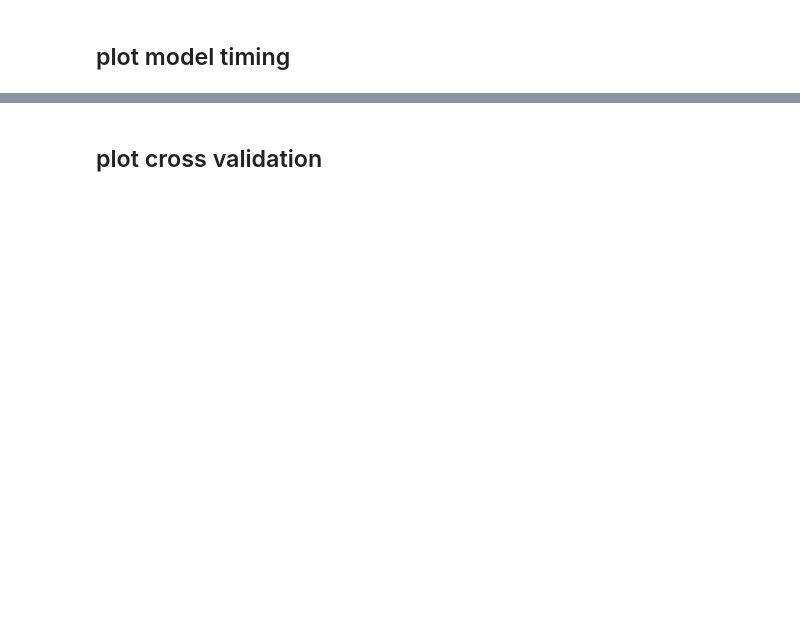
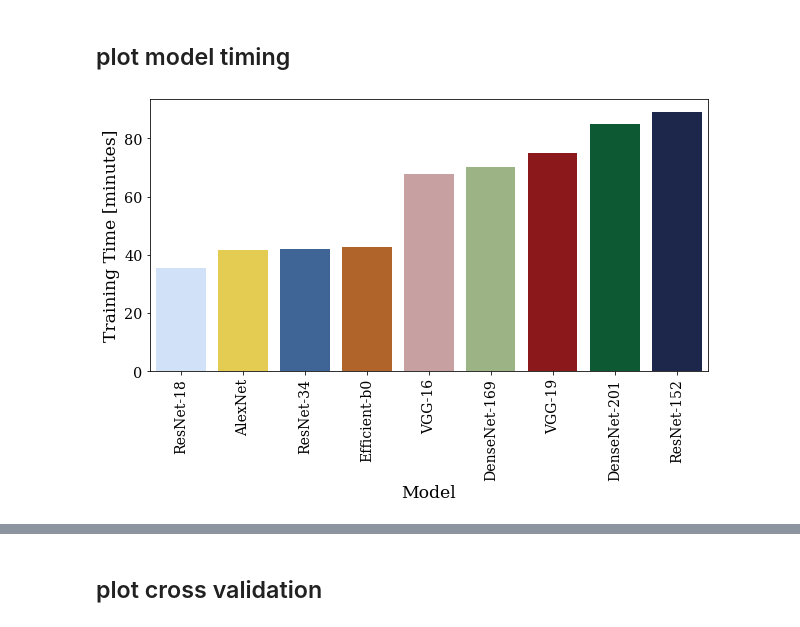
Before and after one commit to vprzybylo/cocpit, a Jupyter notebook: notebooks/make_plots.ipynb, the cells around one changed output, grey strips where cells are left out. Drawn from its saved outputs; the diff is of its cells as text; code cells hidden in the pictures; blank space fills up the shorter version.

```diff
--- a/notebooks/make_plots.ipynb
+++ b/notebooks/make_plots.ipynb
@@ -193,19 +205,22 @@ plt.savefig('/data/data/plots/loss_acc_9models_bs128_e50_13classes_avgkfold.pdf'
 # %% [markdown]
 ## plot model timing
 # %%
-time_csv = '/data/data/saved_models/no_mask/model_timing2.csv'
+time_csv = '/data/data/saved_timings/model_timing2.csv'
 df = pd.read_csv(time_csv)
+df.replace(convert_names, inplace=True)
 df['Model'].astype(str)
 df['Time'].astype(float)
-df.replace(convert_names, inplace=True)
 df = df.sort_values(by=['Time'])
+sorted_colors = dict((k,colors[k]) for k in df['Model'])
 # %%
 fig, ax = plt.subplots(1,1,figsize = (10,5))
 
 time = df['Time']/60
 #ax = time.plot(kind='bar')
-g=sns.barplot(x="Model", y="Time", data=df, ci=None, palette=color_time.values())
+g=sns.barplot(x="Model", y=time, data=df, ci=None, palette=sorted_colors.values())
 g.set_xlabel("Model");
 g.set_ylabel("Training Time [minutes]");
 g.set_xticklabels(df['Model'], rotation=90, fontsize=14);
+# %% [output]
+[figure, added]
 # %%
```
Also changed, not shown: parts of 21 cells of this notebook, 9 other files.
